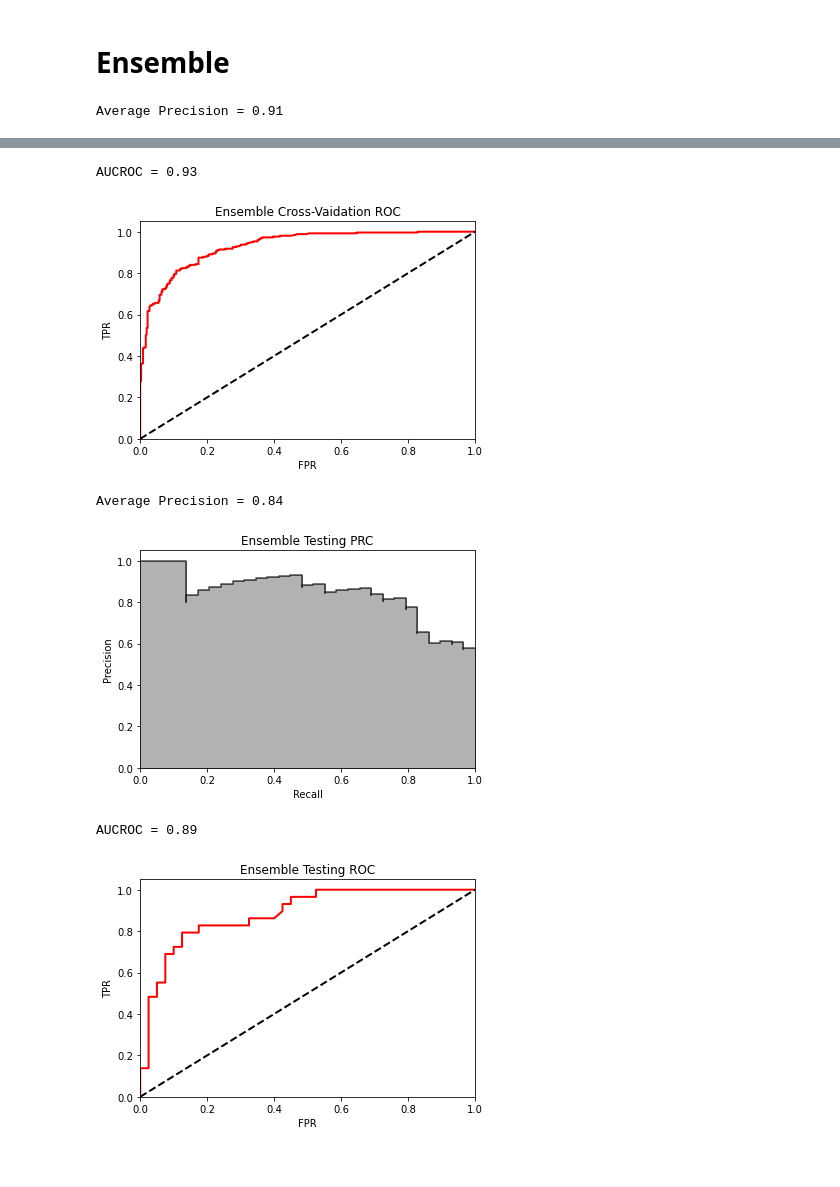
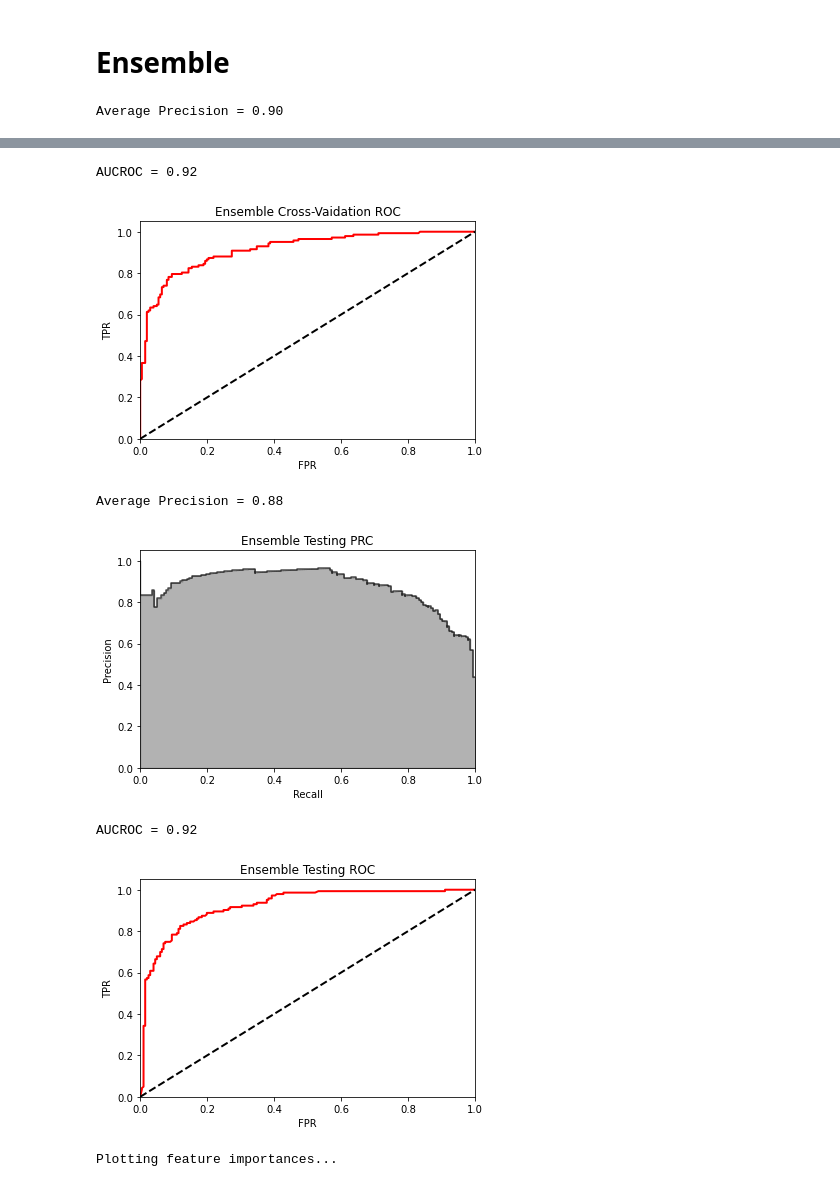
Before and after one commit to fellipepf/final-project-datascience-mtu, a Jupyter notebook: code/paper_baseline_experiment/baseline-experiments.ipynb, the cells around one changed output, grey strips where cells are left out. Cells and saved outputs as stored; diff of their text form; code cells hidden in the pictures.

```diff
--- a/code/paper_baseline_experiment/baseline-experiments.ipynb
+++ b/code/paper_baseline_experiment/baseline-experiments.ipynb
@@ -65,7 +67,7 @@ dataX.loc[:, dataX.columns] = scaler.fit_transform(dataX[dataX.columns])
 X_TRAIN, X_TEST, Y_TRAIN, Y_TEST = train_test_split(
     dataX,
     dataY,
-    test_size=0.10,
+    test_size=0.5,
     random_state=2019,
     stratify=dataY
 )
@@ -327,5 +386,10 @@ plot_roc_curve( ensemble_y_preds, ensemble_y_trues, "Ensemble Cross-Vaidation RO
 
 plot_prc_curve( ensemble_test_preds, Y_TEST, "Ensemble Testing PRC" )
 plot_roc_curve( ensemble_test_preds, Y_TEST, "Ensemble Testing ROC" )
+
+
+print('Plotting feature importances...')
+ax = lgb.plot_importance(ensemble)
+plt.show()
 # %% [output]
-Average Precision = 0.91
+Average Precision = 0.90
@@ -333,6 +397,7 @@ Average Precision = 0.91
-AUCROC = 0.93
+AUCROC = 0.92
-[figure, old version]
+[figure, new version]
-Average Precision = 0.84
+Average Precision = 0.88
-[figure, old version]
+[figure, new version]
-AUCROC = 0.89
+AUCROC = 0.92
-[figure, old version]
+[figure, new version]
+Plotting feature importances...
```
Also changed, not shown: parts of 9 cells of this notebook.
